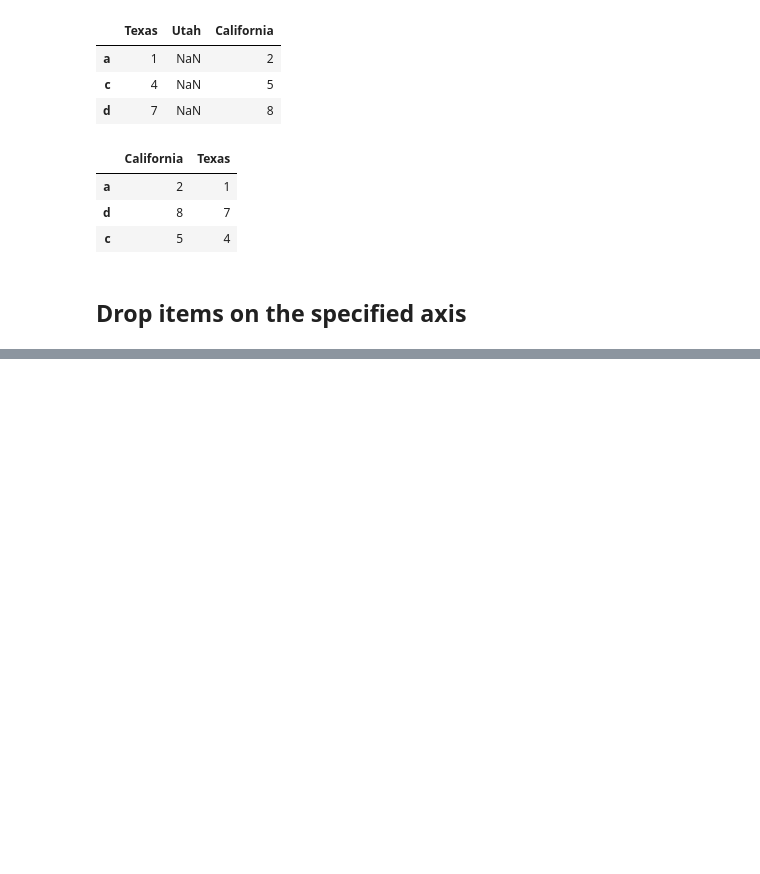
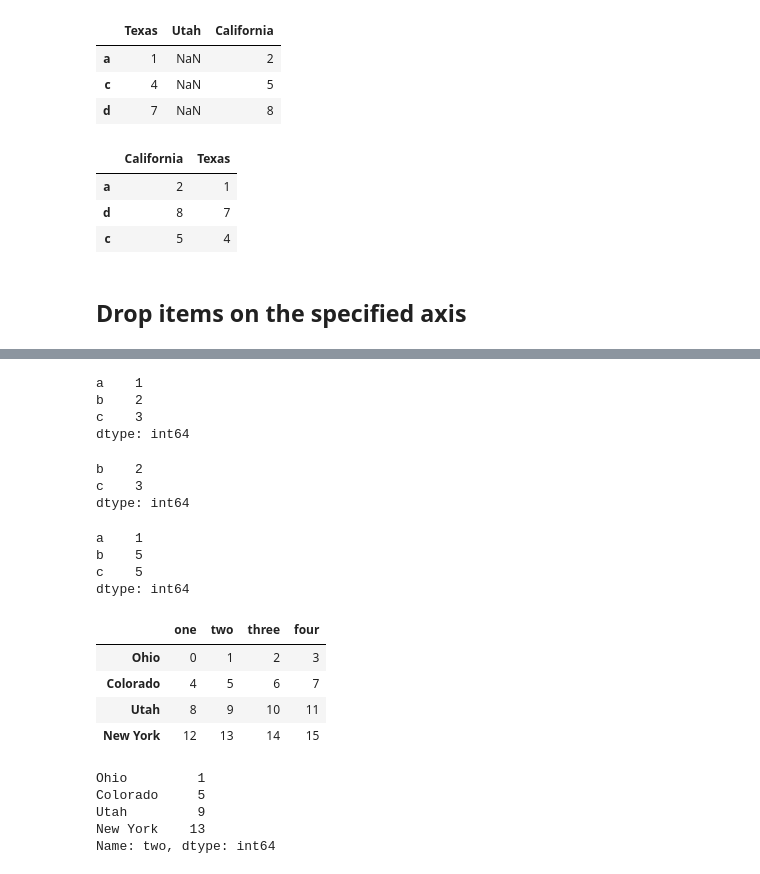
Before and after one commit to shaoyu-xu/quant_projects, a Jupyter notebook: 01_learning/python/python_data_analysis/ch05_pandas_intro/day03_base_functions.ipynb, the cells around one changed output, grey strips where cells are left out. Drawn from its saved outputs; the diff is of its cells as text; code cells hidden in the pictures; blank space fills up the shorter version.

```diff
--- a/01_learning/python/python_data_analysis/ch05_pandas_intro/day03_base_functions.ipynb
+++ b/01_learning/python/python_data_analysis/ch05_pandas_intro/day03_base_functions.ipynb
@@ -93,0 +254,13 @@ frame.loc[['a', 'd', 'c'], ['California', 'Texas']] # select specific rows and c
+# %%
+obj2.iloc[[0, 1, 2]] # select multiple values from the Series by specifying a list of positions using .iloc
+# %% [output]
+a    1
+b    2
+c    3
+dtype: int64
+# %%
+obj2.loc['b':'c'] # select a slice of the Series from index 'b' to 'c' (inclusive) using .loc
+# %% [output]
+b    2
+c    3
+dtype: int64
@@ -93,0 +269,27 @@ frame.loc[['a', 'd', 'c'], ['California', 'Texas']] # select specific rows and c
+# %%
+obj2
+# %% [output]
+a    1
+b    5
+c    5
+dtype: int64
+# %%
+data = pd.DataFrame(np.arange(16).reshape((4,4)),
+                    index=['Ohio', 'Colorado', 'Utah', 'New York'],
+                    columns=['one', 'two', 'three', 'four']) # create a DataFrame
+# %%
+data
+# %% [output]
+|  | one | two | three | four |
+| Ohio | 0 | 1 | 2 | 3 |
+| Colorado | 4 | 5 | 6 | 7 |
+| Utah | 8 | 9 | 10 | 11 |
+| New York | 12 | 13 | 14 | 15 |
+# %%
+data['two'] # select the 'two' column from the DataFrame
+# %% [output]
+Ohio         1
+Colorado     5
+Utah         9
+New York    13
+Name: two, dtype: int64
```
Also changed, not shown: parts of 54 cells of this notebook.
